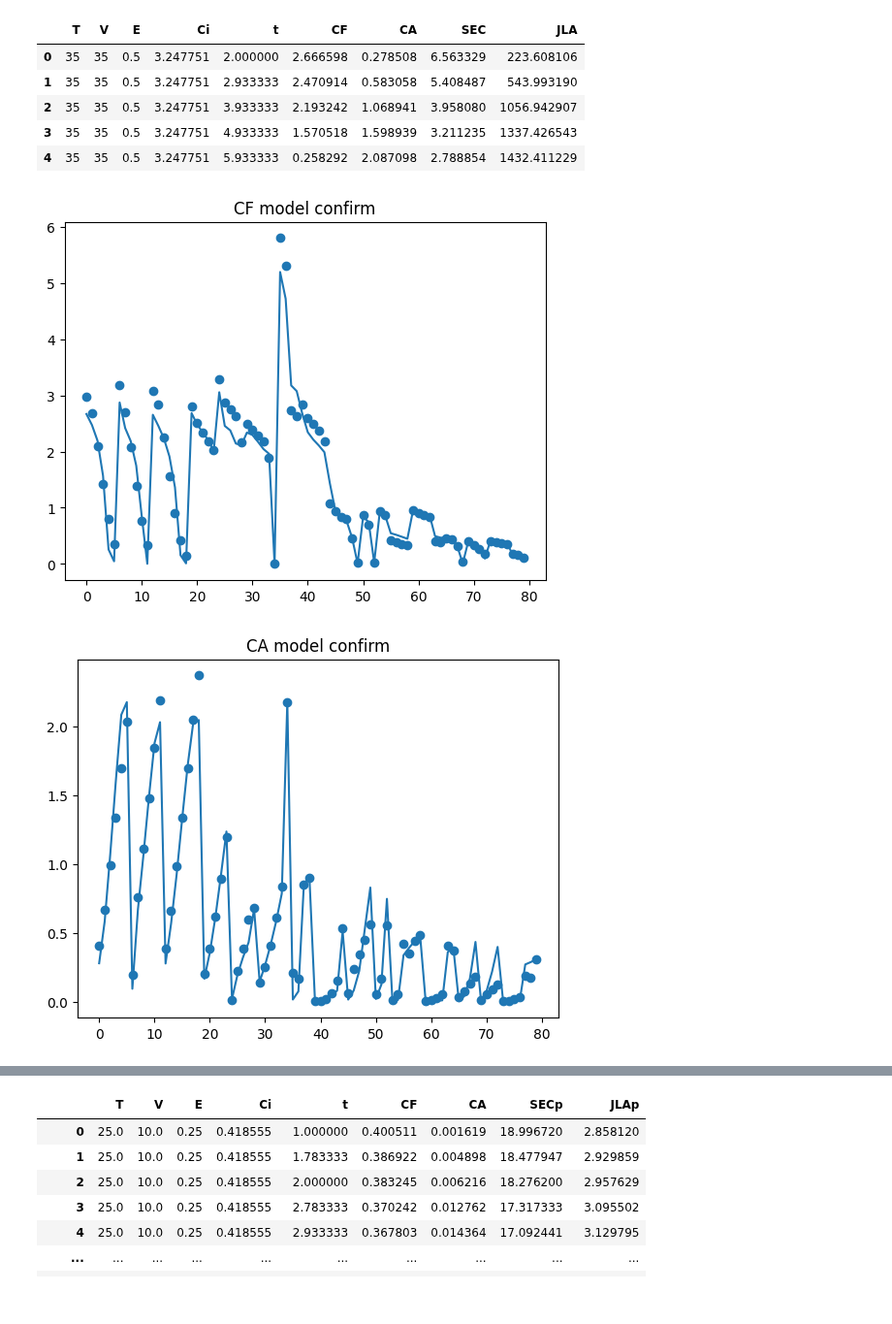
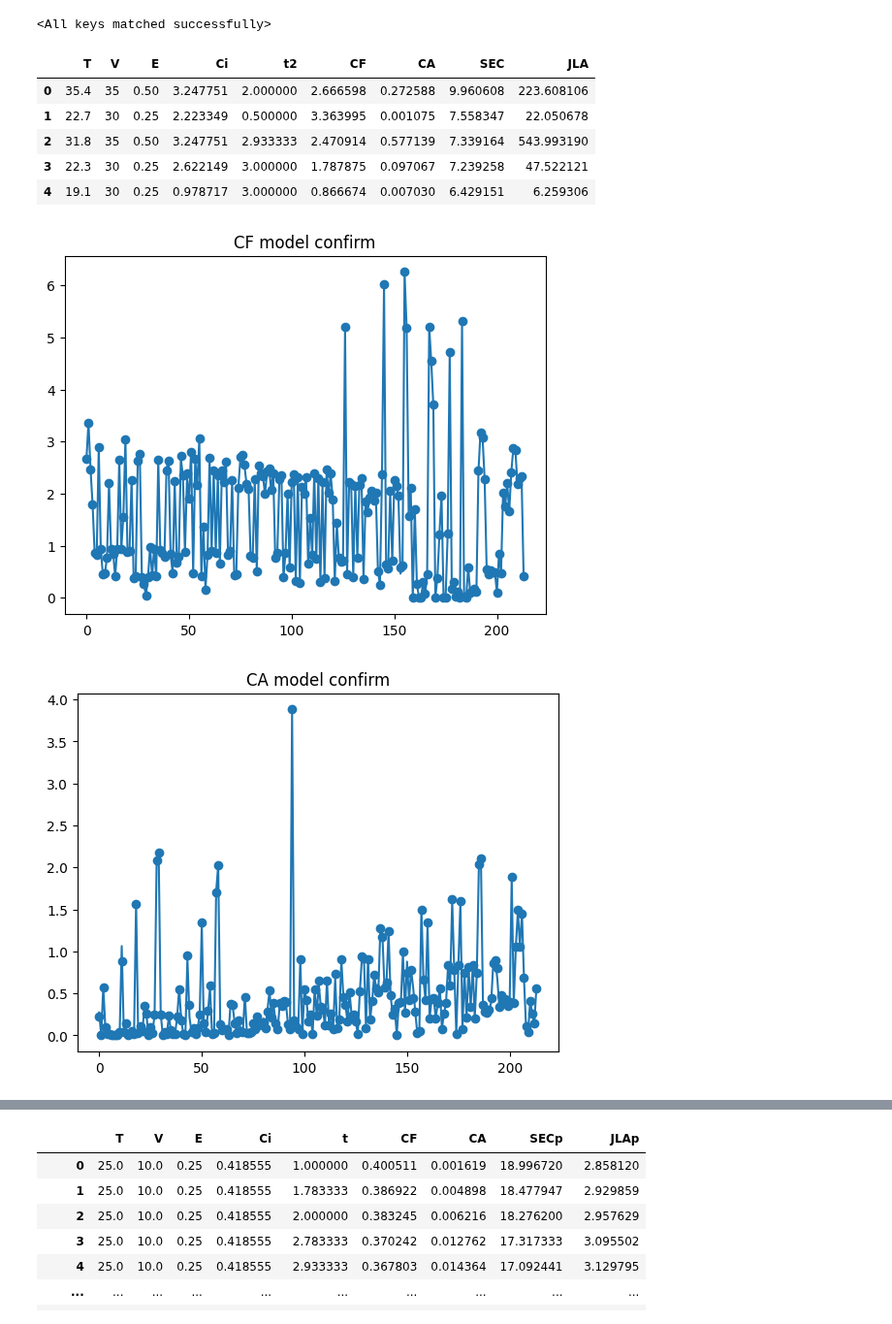
Before and after one commit to 100sjun/repos_python, a Jupyter notebook: Project/BMED/BMED Optimization.ipynb, the cells around one changed output, grey strips where cells are left out. Shown at 97% size. Drawn from its saved outputs; the diff is of its cells as text; code cells hidden in the pictures.

```diff
--- a/Project/BMED/BMED Optimization.ipynb
+++ b/Project/BMED/BMED Optimization.ipynb
@@ -63,3 +11,29 @@ model_CA.load_state_dict(torch.load('model_CA.pth'))
+# %%
+# Load the MB Model
+
+class CustomModel(nn.Module):
+    def __init__(self):
+        super().__init__()
+        self.hidden = nn.Sequential(
+            nn.Linear(5,80),
+            nn.ReLU(),
+            nn.Linear(80,80),
+            nn.ReLU(),
+            nn.Linear(80,80),
+            nn.ReLU(),
+            nn.Linear(80,80),
+            nn.ReLU(),
+            nn.Linear(80,80),
+            nn.ReLU(),
+            nn.Linear(80,2)
+        )
+
+    def forward(self, x):
+        return self.hidden(x)
+model = CustomModel()
+model.load_state_dict(torch.load('model.pth'))
+# %% [output]
+<All keys matched successfully>
 # %%
 # Load the surrogate model
 with open('GPR1.pkl', 'rb') as f:
@@ -69,40 +43,40 @@ with open('GPR2.pkl', 'rb') as f:
     GPR2 = pickle.load(f)
 # %%
 # Load the Data
-raw_Data= pd.read_excel('BMED_data.xlsx',sheet_name="Opt")
+raw_Data= pd.read_excel('v4_BMED_data.xlsx',sheet_name="Opt2")
 display(raw_Data[:5])
 # %% [output]
-|  | T | V | E | Ci | t | CF | CA | SEC | JLA |
-| 0 | 35 | 35 | 0.5 | 3.247751 | 2.000000 | 2.666598 | 0.278508 | 6.563329 | 223.608106 |
-| 1 | 35 | 35 | 0.5 | 3.247751 | 2.933333 | 2.470914 | 0.583058 | 5.408487 | 543.993190 |
-| 2 | 35 | 35 | 0.5 | 3.247751 | 3.933333 | 2.193242 | 1.068941 | 3.958080 | 1056.942907 |
-| 3 | 35 | 35 | 0.5 | 3.247751 | 4.933333 | 1.570518 | 1.598939 | 3.211235 | 1337.426543 |
-| 4 | 35 | 35 | 0.5 | 3.247751 | 5.933333 | 0.258292 | 2.087098 | 2.788854 | 1432.411229 |
+|  | T | V | E | Ci | t2 | CF | CA | SEC | JLA |
+| 0 | 35.4 | 35 | 0.50 | 3.247751 | 2.000000 | 2.666598 | 0.272588 | 9.960608 | 223.608106 |
+| 1 | 22.7 | 30 | 0.25 | 2.223349 | 0.500000 | 3.363995 | 0.001075 | 7.558347 | 22.050678 |
+| 2 | 31.8 | 35 | 0.50 | 3.247751 | 2.933333 | 2.470914 | 0.577139 | 7.339164 | 543.993190 |
+| 3 | 22.3 | 30 | 0.25 | 2.622149 | 3.000000 | 1.787875 | 0.097067 | 7.239258 | 47.522121 |
+| 4 | 19.1 | 30 | 0.25 | 0.978717 | 3.000000 | 0.866674 | 0.007030 | 6.429151 | 6.259306 |
 # %%
 # MB model confirmation
-df_MB_columns = ['T','V','E','Ci','t','CF','CA']
+df_MB_columns = ['T','V','E','Ci','t2','CF','CA']
 df_MB = raw_Data[df_MB_columns]
 
 # Data Set
-Xm = df_MB[['T','V','E','Ci','t']].values
+Xm = df_MB[['T','V','E','Ci','t2']].values
 Xt = torch.FloatTensor(Xm)
 
-CF_p = model_CF(Xt).detach().numpy()
-CA_p = model_CA(Xt).detach().numpy()
+CF_p = [i[0] for i in model(Xt).detach().numpy()]
+CA_p = [i[1] for i in model(Xt).detach().numpy()]
 CF = df_MB[['CF']].values
 CA = df_MB[['CA']].values
 
 plt.plot(list(range(len(Xm))),CF)
 plt.scatter(list(range(len(Xm))),CF_p)
 plt.title('CF model confirm')
 plt.show()
 
 plt.plot(list(range(len(Xm))),CA)
 plt.scatter(list(range(len(Xm))),CA_p)
 plt.title('CA model confirm')
 plt.show()
 # %% [output]
-[figure, old version]
+[figure, new version]
-[figure, old version]
+[figure, new version]
 # %%
 # GP model confirmation
```
Also changed, not shown: parts of 9 cells of this notebook, 36 other files.
